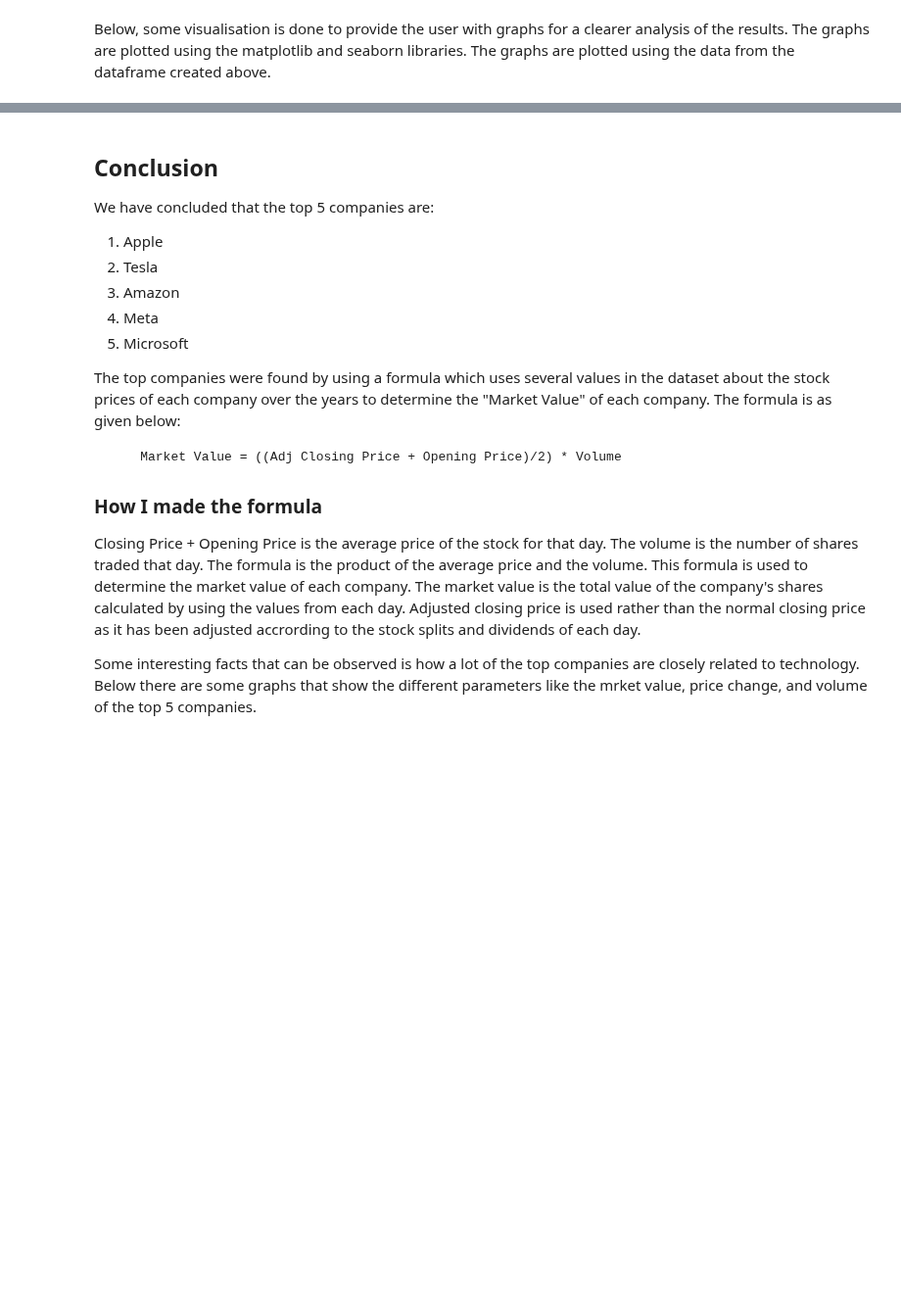
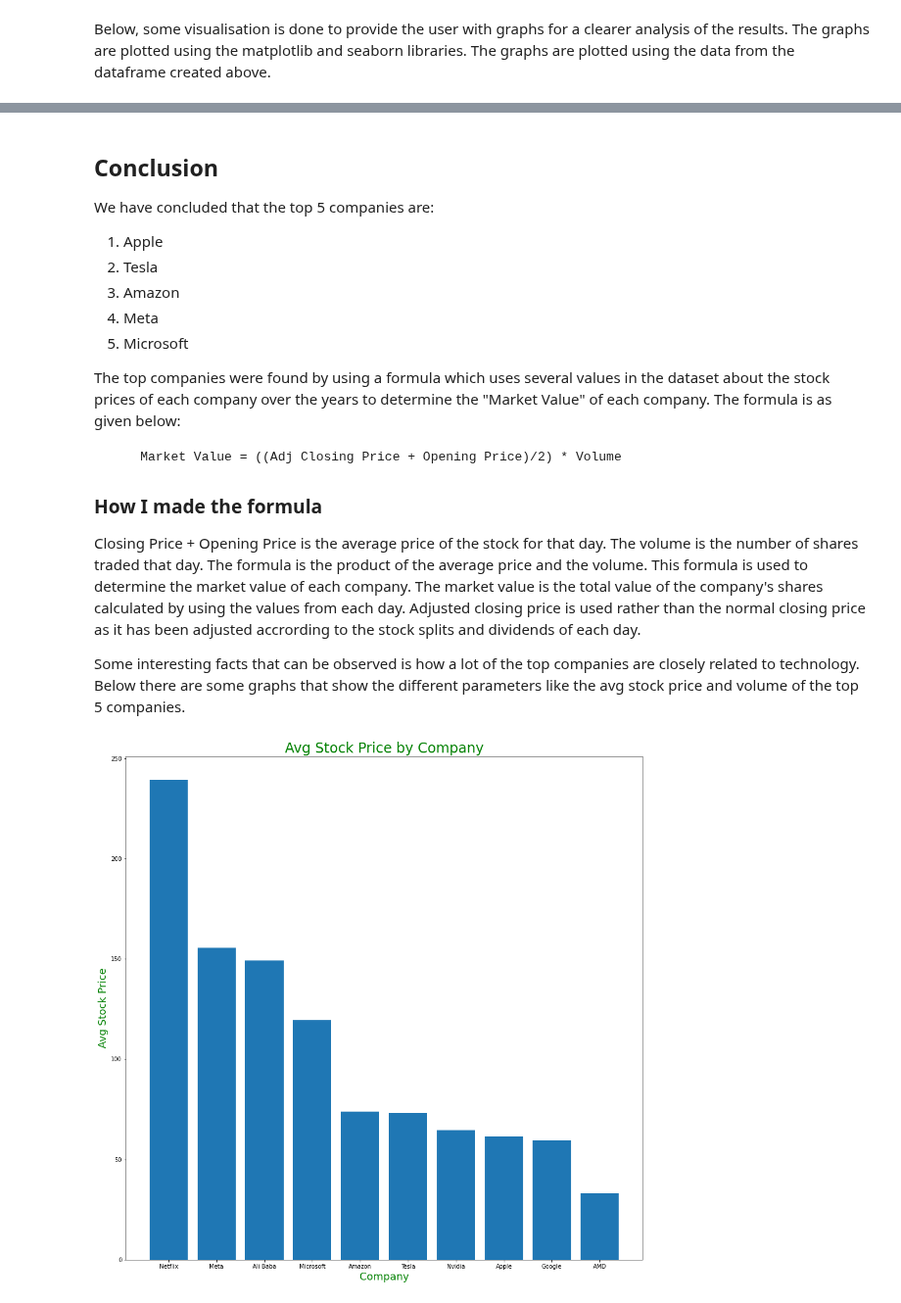
Before and after one commit to ubco-W2022T2-data301/Group35, a Jupyter notebook: analysis/analysis3.ipynb, the cells around one changed output, grey strips where cells are left out. Shown at 98% size. Saved outputs shown, nothing was run; the diff lists cells and outputs as text; code cells hidden in the pictures; blank space fills up the shorter version.

```diff
--- a/analysis/analysis3.ipynb
+++ b/analysis/analysis3.ipynb
@@ -103,4 +109,15 @@ The top companies were found by using a formula which uses several values in the
 ### How I made the formula
 Closing Price + Opening Price is the average price of the stock for that day. The volume is the number of shares traded that day. The formula is the product of the average price and the volume. This formula is used to determine the market value of each company. The market value is the total value of the company's shares calculated by using the values from each day. Adjusted closing price is used rather than the normal closing price as it has been adjusted accrording to the stock splits and dividends of each day.
 
-Some interesting facts that can be observed is how a lot of the top companies are closely related to technology. Below there are some graphs that show the different parameters like the mrket value, price change, and volume of the top 5 companies.
+Some interesting facts that can be observed is how a lot of the top companies are closely related to technology. Below there are some graphs that show the different parameters like the avg stock price and volume of the top 5 companies.
+# %%
+temp = cleaned.sort_values(by=['Avg Stock Price'], inplace=False, ascending=False)
+temp = temp.head(10)
+plt.figure(figsize=(16,16))
+plt.xlabel('Company',fontsize=18).set_color('Green')
+plt.ylabel('Avg Stock Price',fontsize=18).set_color('Green')
+plt.title('Avg Stock Price by Company', fontsize=24).set_color('Green')
+plt.bar(temp['Name'], temp['Avg Stock Price'])
+plt.show()
+# %% [output]
+[figure, added]
```
Also changed, not shown: parts of 7 cells of this notebook.
